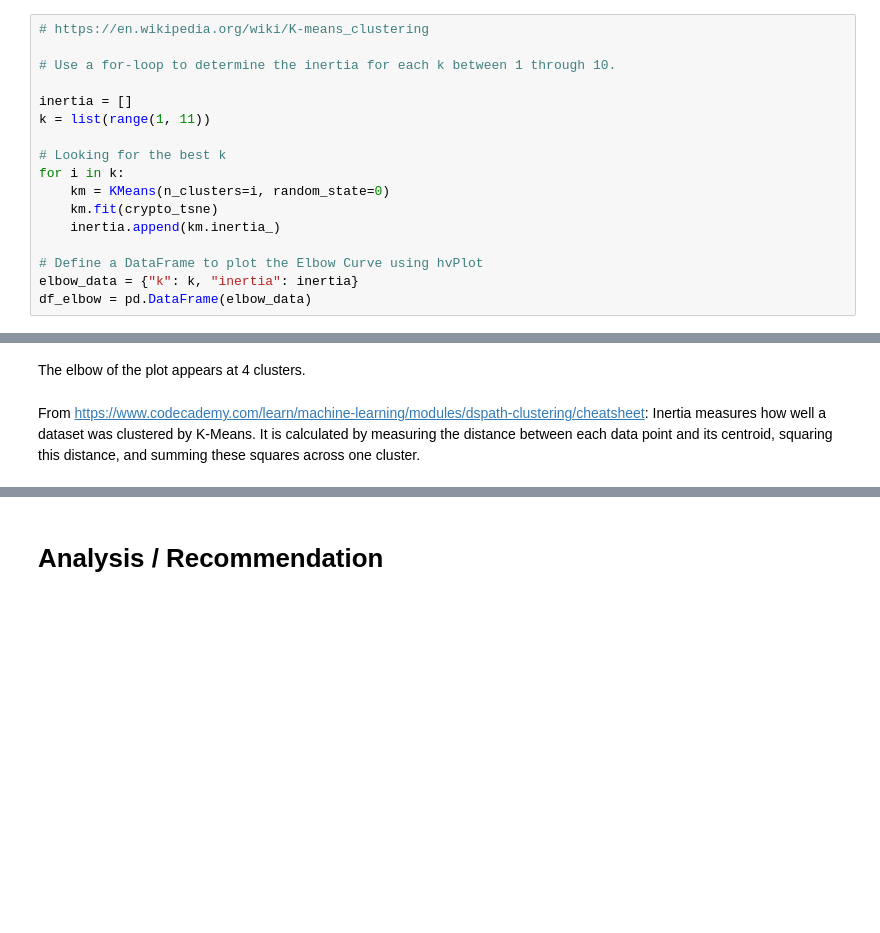
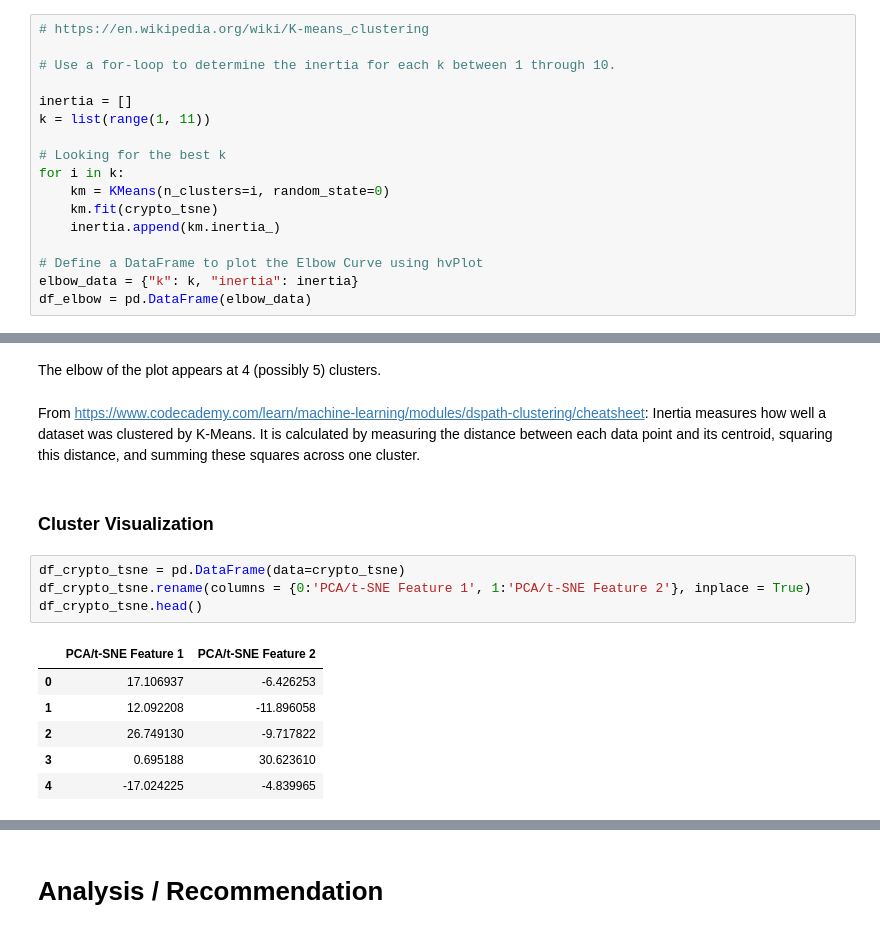
Before and after one commit to emeralddawns/Clustering-Crypto-Currencies, a Jupyter notebook: crypto_comparison.ipynb, the cells around one changed output, grey strips where cells are left out. Cells and saved outputs as stored; diff of their text form; blank space fills up the shorter version.

```diff
--- a/crypto_comparison.ipynb
+++ b/crypto_comparison.ipynb
@@ -231,7 +263,20 @@ plt.show()
 # %% [markdown]
-The elbow of the plot appears at 4 clusters.
+The elbow of the plot appears at 4 (possibly 5) clusters.
 # %% [markdown]
 From https://www.codecademy.com/learn/machine-learning/modules/dspath-clustering/cheatsheet:
 Inertia measures how well a dataset was clustered by K-Means.
 It is calculated by measuring the distance between each data point and its centroid,
 squaring this distance, and summing these squares across one cluster.
+# %% [markdown]
+### Cluster Visualization
+# %%
+df_crypto_tsne = pd.DataFrame(data=crypto_tsne)
+df_crypto_tsne.rename(columns = {0:'PCA/t-SNE Feature 1', 1:'PCA/t-SNE Feature 2'}, inplace = True)
+df_crypto_tsne.head()
+# %% [output]
+|  | PCA/t-SNE Feature 1 | PCA/t-SNE Feature 2 |
+| 0 | 17.106937 | -6.426253 |
+| 1 | 12.092208 | -11.896058 |
+| 2 | 26.749130 | -9.717822 |
+| 3 | 0.695188 | 30.623610 |
+| 4 | -17.024225 | -4.839965 |
```
Also changed, not shown: parts of 15 cells of this notebook.
